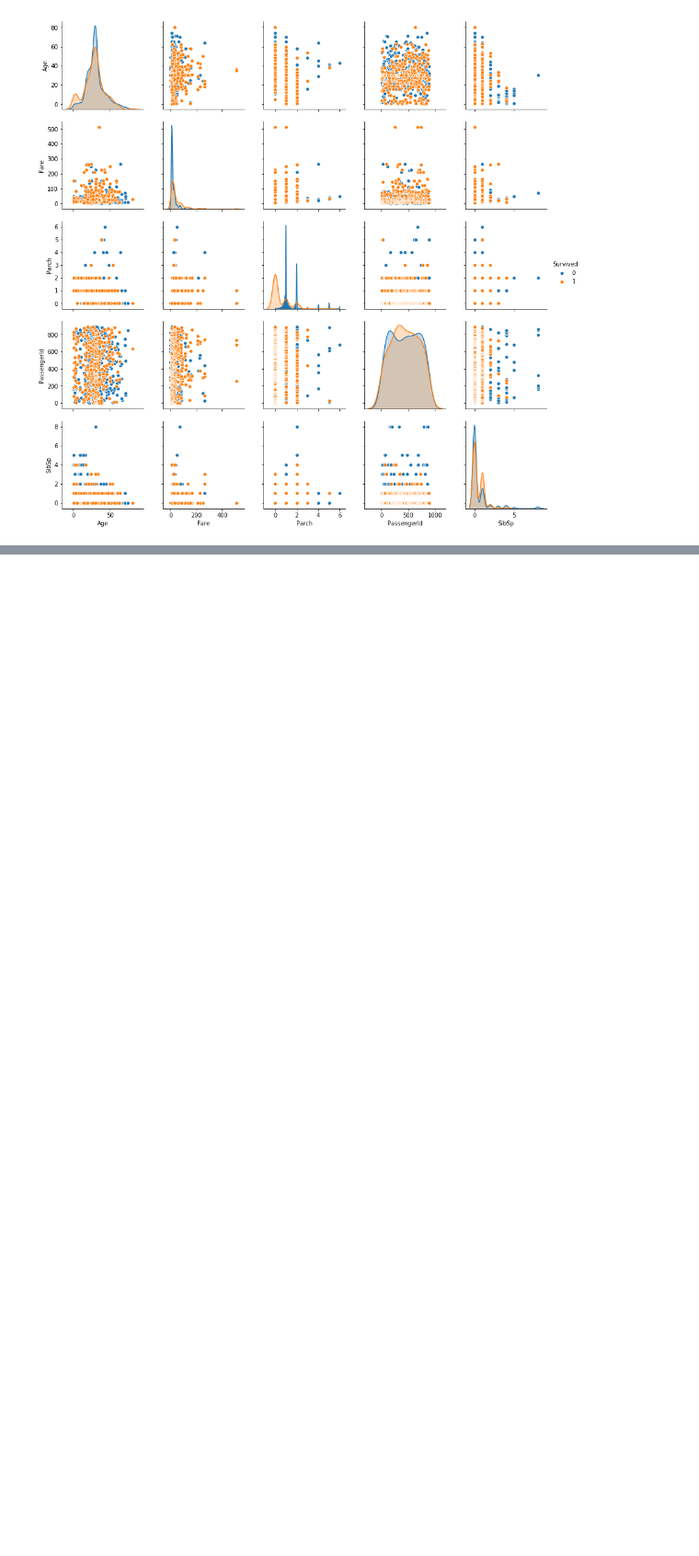
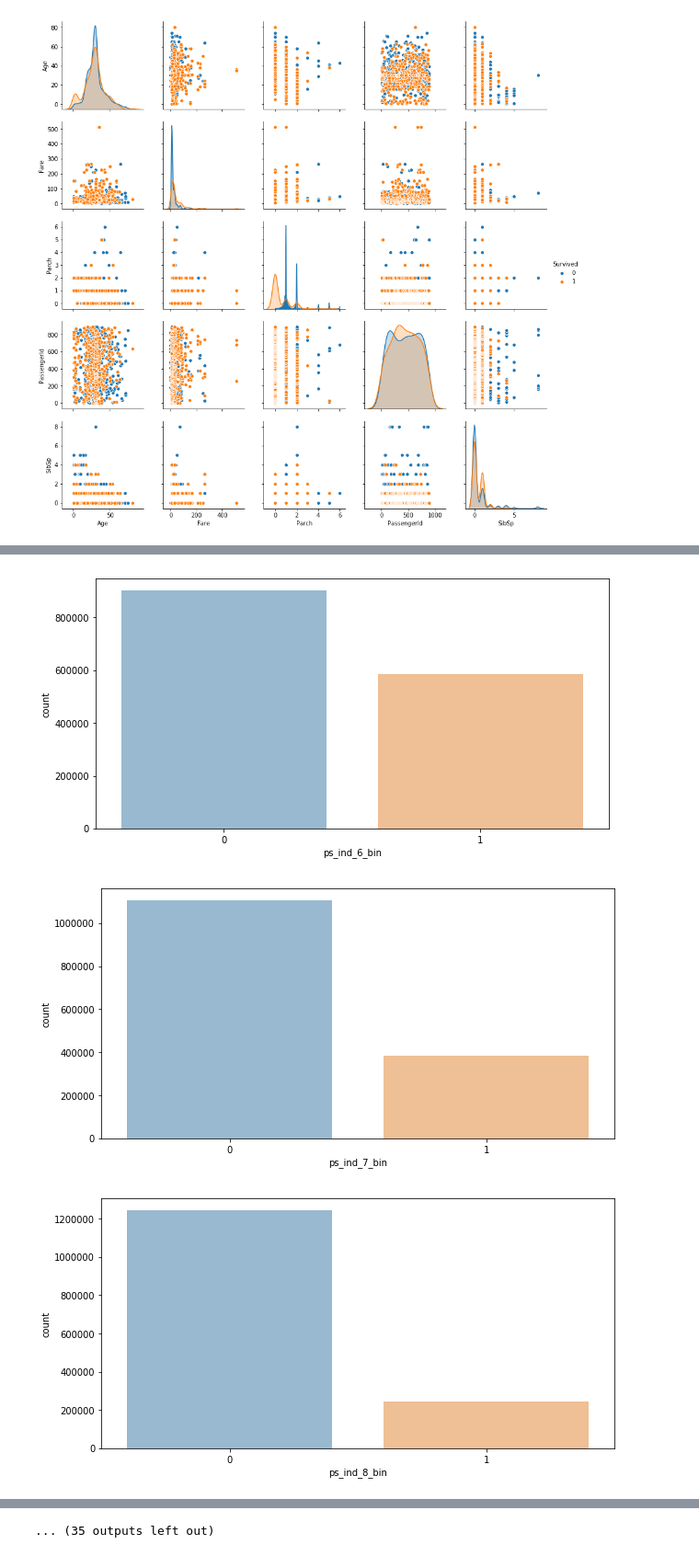
Before and after one commit to BerniceLee/ywpython, a Jupyter notebook: 0624_module3 practice.ipynb, the cells around one changed output, grey strips where cells are left out. Shown at 92% size. Saved outputs shown, nothing was run; the diff lists cells and outputs as text; code cells hidden in the pictures; blank space fills up the shorter version.

```diff
--- a/0624_module3 practice.ipynb
+++ b/0624_module3 practice.ipynb
@@ -430,0 +436,8 @@ plt.show()
+# %%
+trn = pd.read_csv('C:/Users/Affinity/Desktop/개인자료/module3/ssd_train.csv',
+                  na_values=['-1', '-1.0'])
+tst = pd.read_csv('C:/Users/Affinity/Desktop/개인자료/module3/ssd_test.csv',
+                  na_values=['-1', '-1.0'])
+
+# 데이터 크기 확인
+print(trn.shape, tst.shape)
@@ -430,0 +522,4 @@ plt.show()
+# %%
+# 훈련 데이터와 테스트 데이터를 통합
+tst['target'] = np.nan
+df = pd.concat([trn, tst], axis=0)
@@ -430,0 +539,16 @@ plt.show()
+# %%
+# 시각화 함수 미리 정의
+def bar_plot(col, data, hue=None) :
+    f, ax = plt.subplots(figsize=(10, 5))
+    sns.countplot(x=col, hue=hue, data=data, alpha=0.5)
+    plt.show()
+
+def dist_plot(col, data) :
+    f, ax = plt.subplots(figsize=(10, 5))
+    sns.distplot(data[col].dropna(), kde=False, bins=10)
+    plt.show()
+
+def bar_plot_ci(col, data) :
+    f, ax = plt.subplots(figsize=(10, 5))
+    sns.barplot(x=col, y='target', data=data)
+    plt.show()
@@ -430,0 +606,9 @@ plt.show()
+# %%
+# 시각화
+
+for col in binary + category + integer :
+    bar_plot(col, df)
+# %% [output]
+[figure, added]
+[figure, added]
+[figure, added]
@@ -430,0 +624 @@ plt.show()
+... (35 outputs left out)
```
Also changed, not shown: parts of 13 cells of this notebook.
